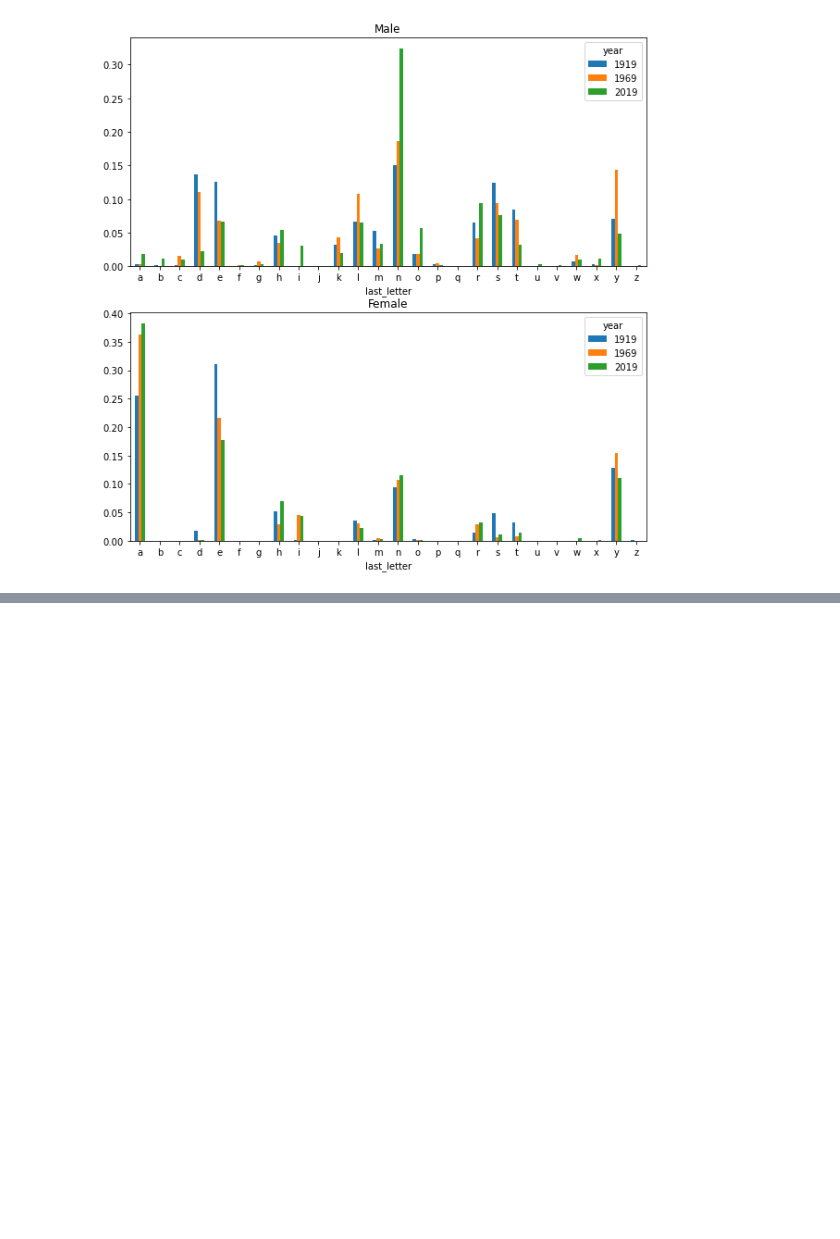
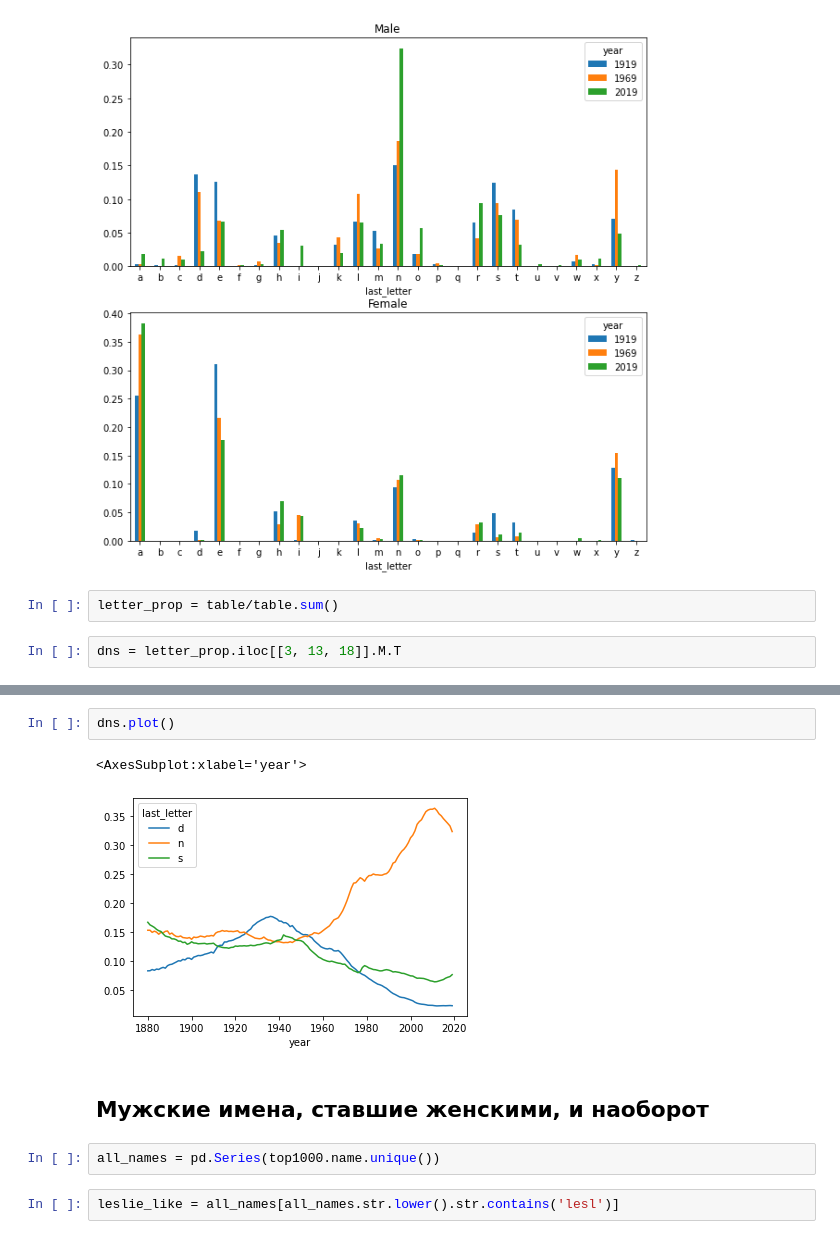
Before and after one commit to Kseniya22082003/Child_names.PD, a Jupyter notebook: Baby's_names.ipynb, the cells around one changed output, grey strips where cells are left out. Cells and saved outputs as stored; diff of their text form; blank space fills up the shorter version.

```diff
--- a/Baby's_names.ipynb
+++ b/Baby's_names.ipynb
@@ -319,3 +319,7 @@ letter_prop['F'].plot(kind ='bar', rot =0,ax=axis[1], title='Female')
 # %% [output]
 <AxesSubplot:title={'center':'Female'}, xlabel='last_letter'>
 [figure]
+# %%
+letter_prop = table/table.sum()
+# %%
+dns = letter_prop.iloc[[3, 13, 18]].M.T
@@ -321,0 +343,11 @@ letter_prop['F'].plot(kind ='bar', rot =0,ax=axis[1], title='Female')
+# %%
+dns.plot()
+# %% [output]
+<AxesSubplot:xlabel='year'>
+[figure, added]
+# %% [markdown]
+## Мужские имена, ставшие женскими, и наоборот
+# %%
+all_names = pd.Series(top1000.name.unique())
+# %%
+leslie_like = all_names[all_names.str.lower().str.contains('lesl')]
```
Also changed, not shown: parts of 7 cells of this notebook.
